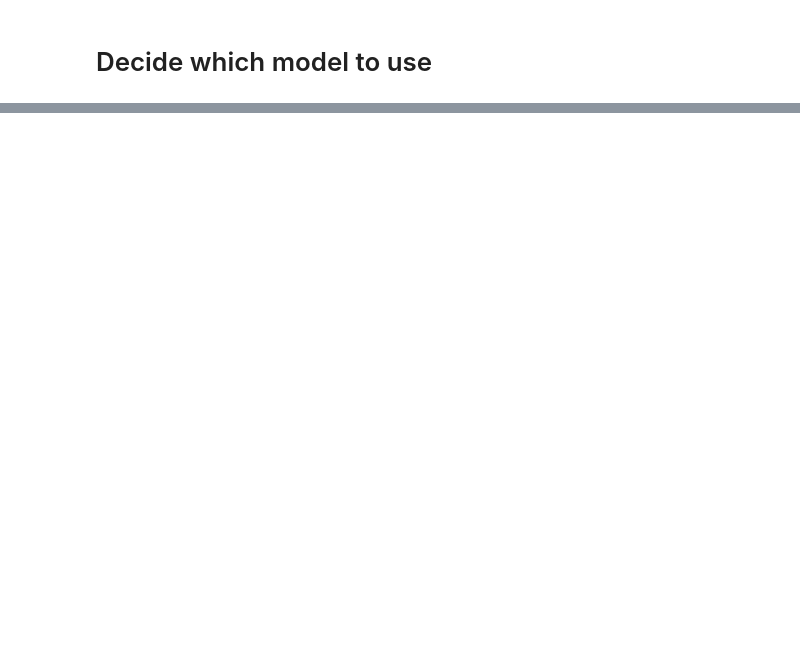
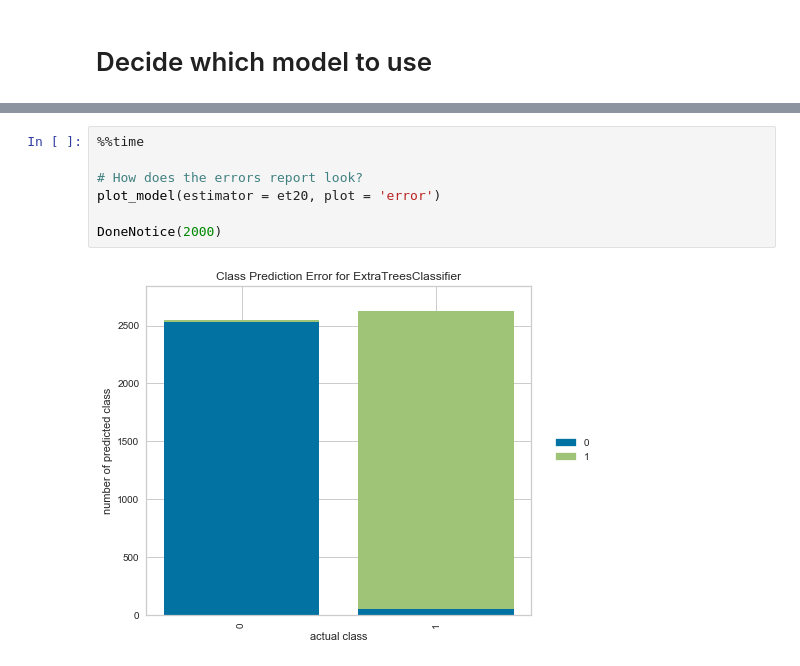
Before and after one commit to justinboggs/FannieSaves, a Jupyter notebook: Scott/ML EDA/Scott - Model - 1 - PyCaret Setup and Create Model-2012.ipynb, the cells around one changed output, grey strips where cells are left out. Saved outputs shown, nothing was run; the diff lists cells and outputs as text; blank space fills up the shorter version.

```diff
--- a/Scott/ML EDA/Scott - Model - 1 - PyCaret Setup and Create Model-2012.ipynb
+++ b/Scott/ML EDA/Scott - Model - 1 - PyCaret Setup and Create Model-2012.ipynb
@@ -252,0 +293,9 @@ NameError: name 'X_train' is not defined
+# %%
+%%time
+
+# How does the errors report look?
+plot_model(estimator = et20, plot = 'error')
+
+DoneNotice(2000)
+# %% [output]
+[figure, added]
```
Also changed, not shown: parts of 19 cells of this notebook, 4 other files.
